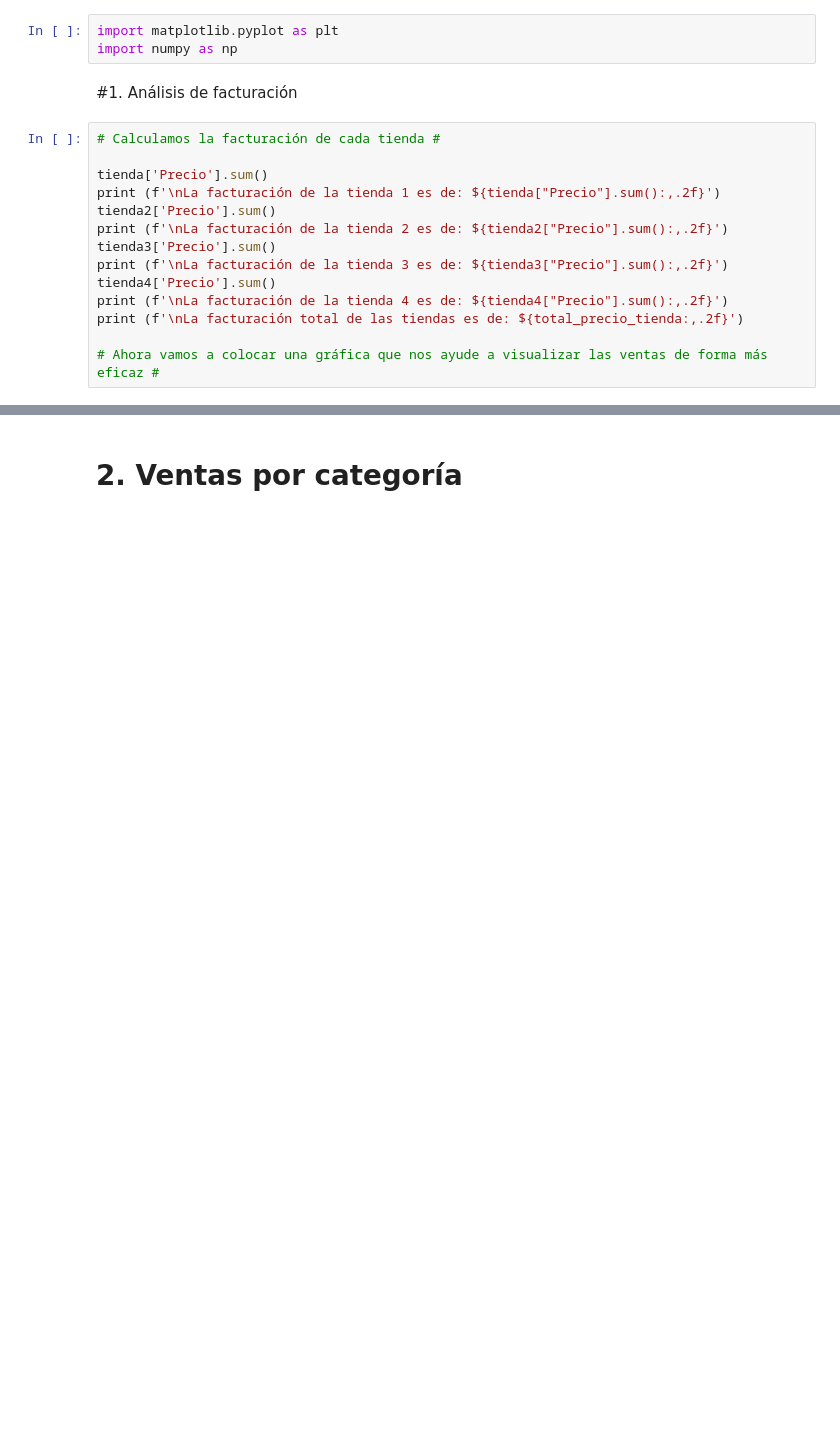
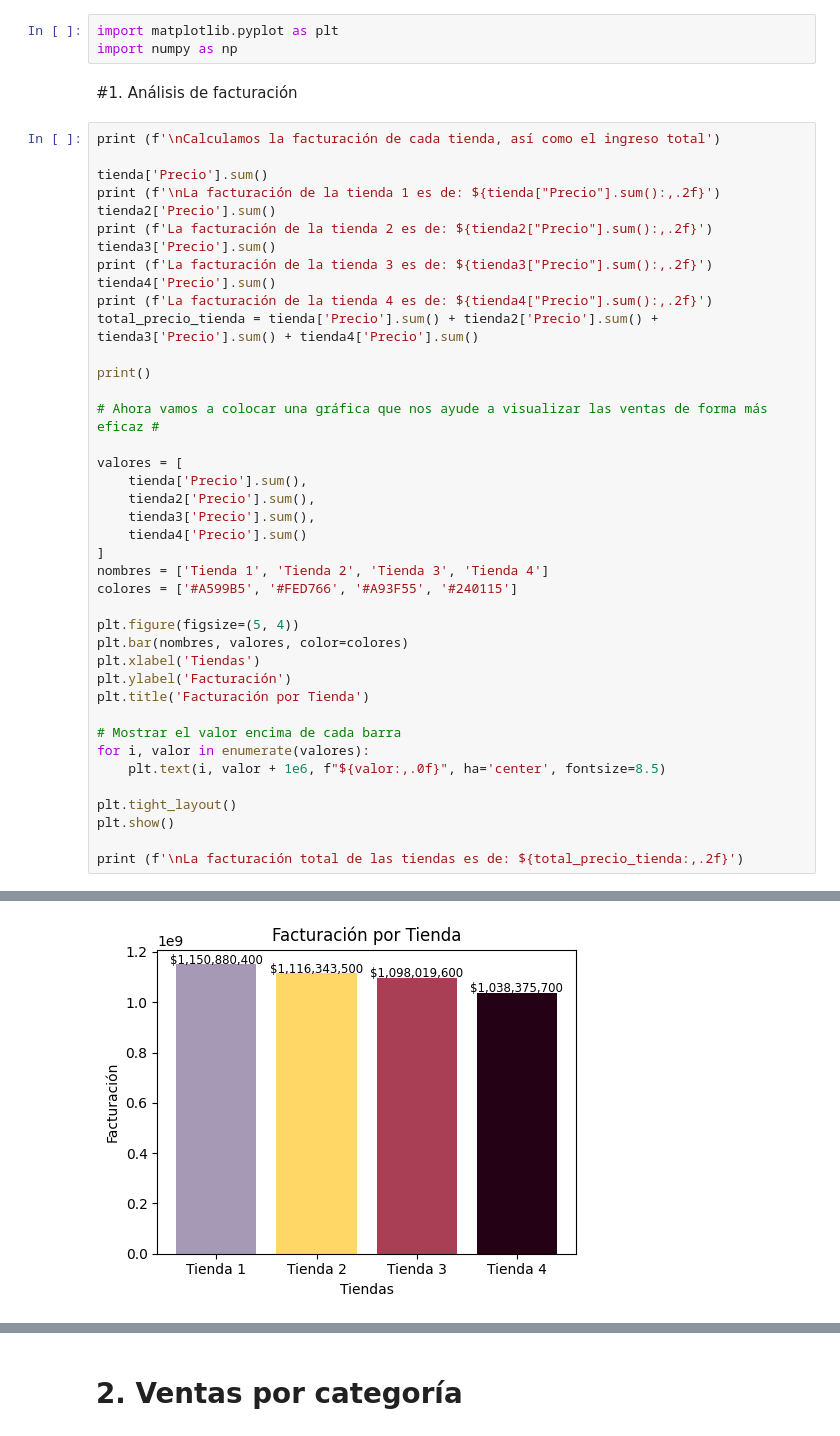
Before and after one commit to anagonesca/Challenge1_AluraStore_AnayeliGlezE, a Jupyter notebook: AluraStoreLatam.ipynb, the cells around one changed output, grey strips where cells are left out. Cells and saved outputs as stored; diff of their text form; blank space fills up the shorter version.

```diff
--- a/AluraStoreLatam.ipynb
+++ b/AluraStoreLatam.ipynb
@@ -41,17 +41,43 @@ import numpy as np
 # %% [markdown]
 #1. Análisis de facturación
 # %%
-# Calculamos la facturación de cada tienda #
+print (f'\nCalculamos la facturación de cada tienda, así como el ingreso total')
 
 tienda['Precio'].sum()
 print (f'\nLa facturación de la tienda 1 es de: ${tienda["Precio"].sum():,.2f}')
 tienda2['Precio'].sum()
-print (f'\nLa facturación de la tienda 2 es de: ${tienda2["Precio"].sum():,.2f}')
+print (f'La facturación de la tienda 2 es de: ${tienda2["Precio"].sum():,.2f}')
 tienda3['Precio'].sum()
-print (f'\nLa facturación de la tienda 3 es de: ${tienda3["Precio"].sum():,.2f}')
+print (f'La facturación de la tienda 3 es de: ${tienda3["Precio"].sum():,.2f}')
 tienda4['Precio'].sum()
-print (f'\nLa facturación de la tienda 4 es de: ${tienda4["Precio"].sum():,.2f}')
-print (f'\nLa facturación total de las tiendas es de: ${total_precio_tienda:,.2f}')
+print (f'La facturación de la tienda 4 es de: ${tienda4["Precio"].sum():,.2f}')
+total_precio_tienda = tienda['Precio'].sum() + tienda2['Precio'].sum() + tienda3['Precio'].sum() + tienda4['Precio'].sum()
+
+print()
 
 # Ahora vamos a colocar una gráfica que nos ayude a visualizar las ventas de forma más eficaz #
+
+valores = [
+    tienda['Precio'].sum(),
+    tienda2['Precio'].sum(),
+    tienda3['Precio'].sum(),
+    tienda4['Precio'].sum()
+]
+nombres = ['Tienda 1', 'Tienda 2', 'Tienda 3', 'Tienda 4']
+colores = ['#A599B5', '#FED766', '#A93F55', '#240115']
+
+plt.figure(figsize=(5, 4))
+plt.bar(nombres, valores, color=colores)
+plt.xlabel('Tiendas')
+plt.ylabel('Facturación')
+plt.title('Facturación por Tienda')
+
+# Mostrar el valor encima de cada barra
+for i, valor in enumerate(valores):
+    plt.text(i, valor + 1e6, f"${valor:,.0f}", ha='center', fontsize=8.5)
+
+plt.tight_layout()
+plt.show()
+
+print (f'\nLa facturación total de las tiendas es de: ${total_precio_tienda:,.2f}')
 # %% [output]
@@ -66,0 +90 @@ La facturación total de las tiendas es de: $4,403,619,200.00
+[figure, added]
```
Also changed, not shown: parts of 3 cells of this notebook.
